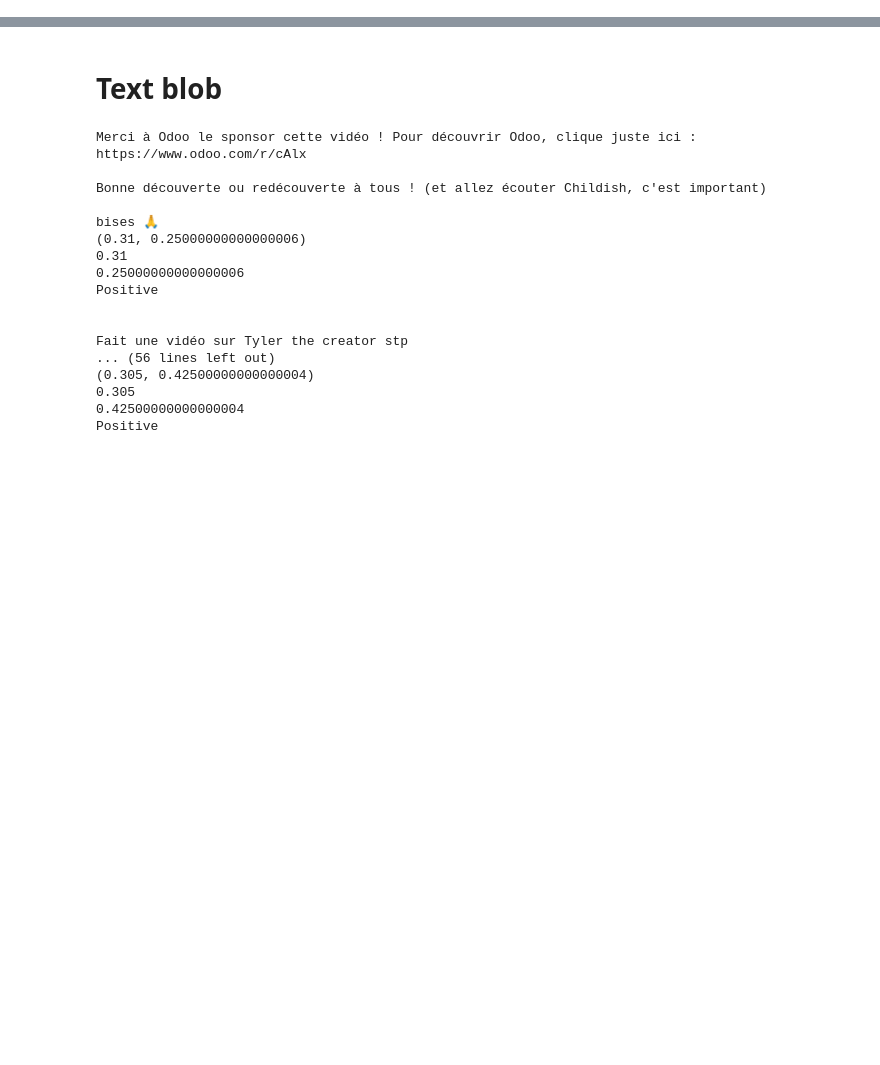
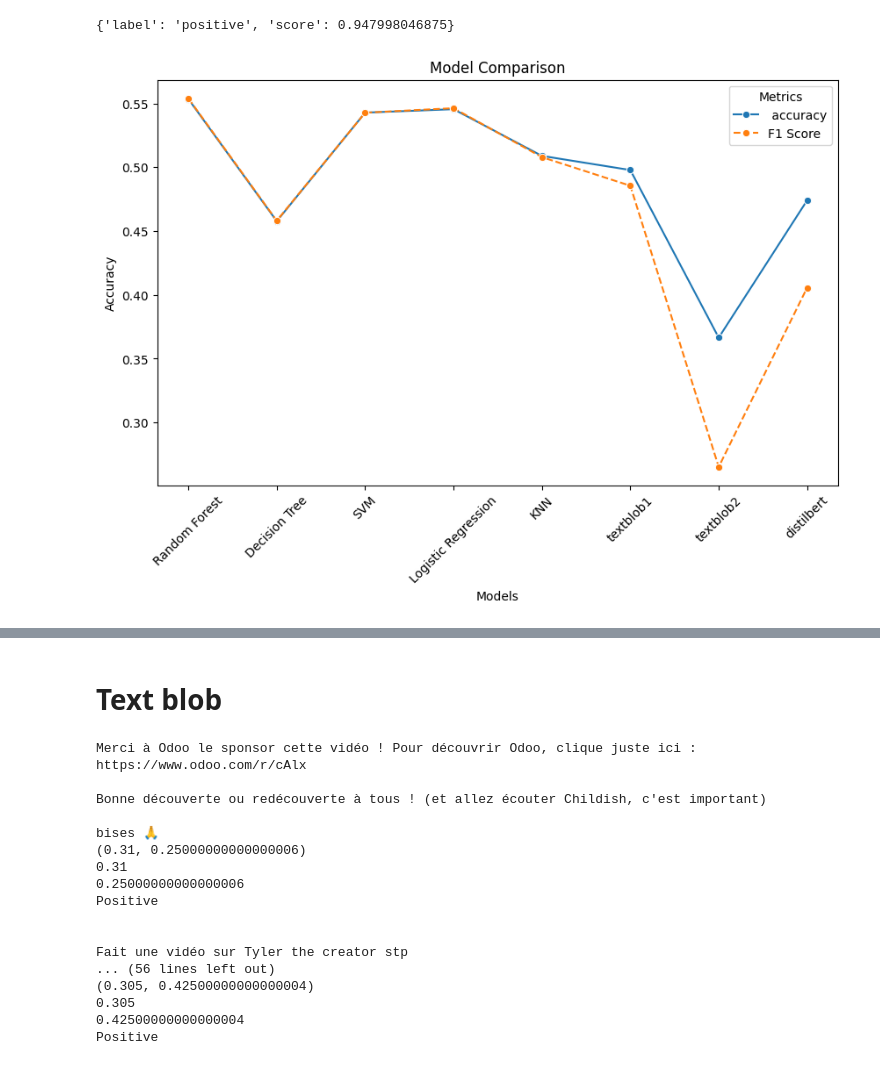
Before and after one commit to Carla-FL/Projet-RNCP, a Jupyter notebook: notebooks/3_SentimentAnalysis.ipynb, the cells around one changed output, grey strips where cells are left out. Cells and saved outputs as stored; diff of their text form; code cells hidden in the pictures; blank space fills up the shorter version.

Commit message:
large update : environement, pipeline etl, sentiment analyse, topic, streamlit

```diff
--- a/notebooks/3_SentimentAnalysis.ipynb
+++ b/notebooks/3_SentimentAnalysis.ipynb
@@ -14,0 +65,11 @@ df.head()
+# %%
+from langdetect import detect
+# filtre de data set sur les commentaires en anglais
+def safe_detect(text):
+    try:
+        return detect(text.strip()) if isinstance(text, str) and text.strip() else None
+    except Exception as e:
+        return None  # Return None if detection fails
+
+df_train2['lang'] = df_train2['CommentText'].apply(safe_detect)
+df_train2.head(20)
@@ -14,0 +94,3 @@ df.head()
+# %%
+# retirer les commentaires qui ne sont pas en anglais
+df_train2 = df_train2[df_train2['lang'] == 'en']
@@ -14,0 +154,3 @@ df.head()
+# %%
+df_fr = main_transformation(df_train2, 'text_fr','/Users/carla/Desktop/GitHub/Projet-RNCP/extra_expressions.txt')
+df_fr.head()
@@ -14,0 +599,43 @@ df.head()
+# %%
+# classifier = pipeline(
+#     "sentiment-analysis",
+#     model="cardiffnlp/twitter-roberta-base-sentiment-latest"
+# )
+mapping = {
+        'LABEL_0': 'Négatif',
+        'LABEL_1': 'Neutre',
+        'LABEL_2': 'Positif'
+    }
+
+classifier("Cette vidéo est géniale ! J'adore 😍")[0]
+# %% [output]
+{'label': 'positive', 'score': 0.947998046875}
+# %%
+# Visualisation des résultats
+import matplotlib.pyplot as plt
+import seaborn as sns
+
+models = {
+    "Random Forest": rf,
+    "Decision Tree": dt,
+    "SVM": svm,
+    "Logistic Regression": lr,
+    "KNN": knn,
+    "textblob1": Blobber,
+    "textblob2": TextBlob,
+    "distilbert": distilled_student_sentiment_classifier
+}
+
+# Visualisation des résultats
+plt.figure(figsize=(10, 6))
+# sns.barplot(x=list(models.keys()), y=accuracy)
+sns.lineplot(x=list(models.keys()), y=accuracy, marker='o',label=' accuracy')
+sns.lineplot(x=list(models.keys()), y=fscores, marker='o', linestyle='--', label='F1 Score')
+plt.legend(title='Metrics')
+plt.xlabel('Models')
+plt.ylabel('Accuracy')
+plt.title('Model Comparison')
+plt.xticks(rotation=45)
+plt.show()
+# %% [output]
+[figure, added]
```
Also changed, not shown: parts of 64 cells of this notebook, 42 other files.
